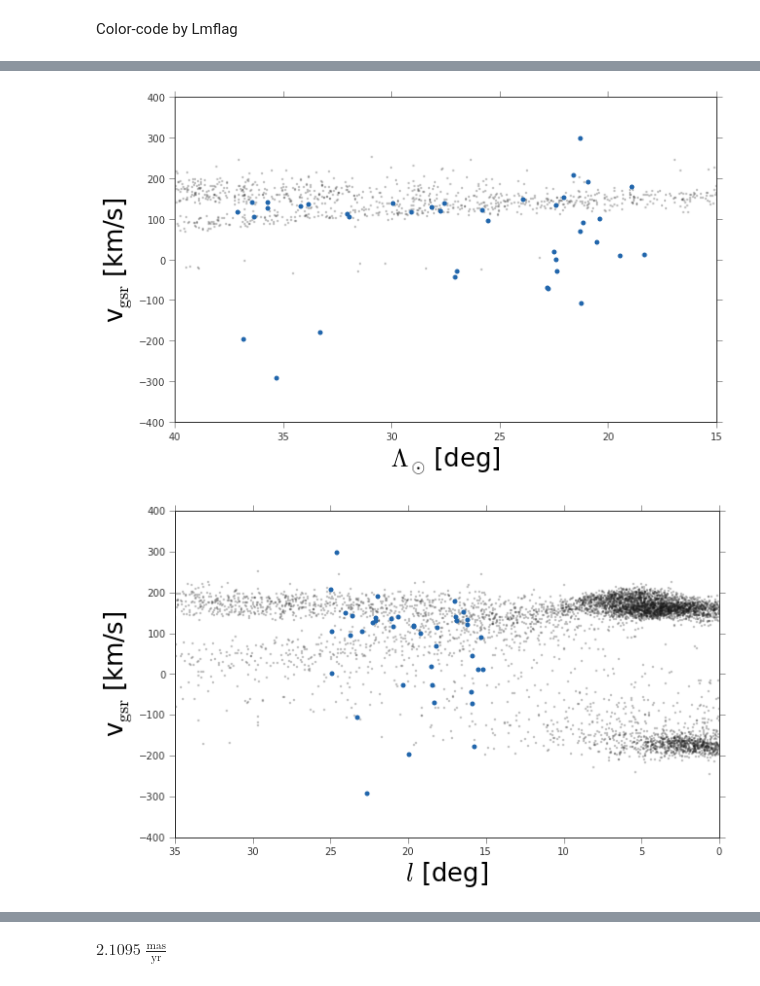
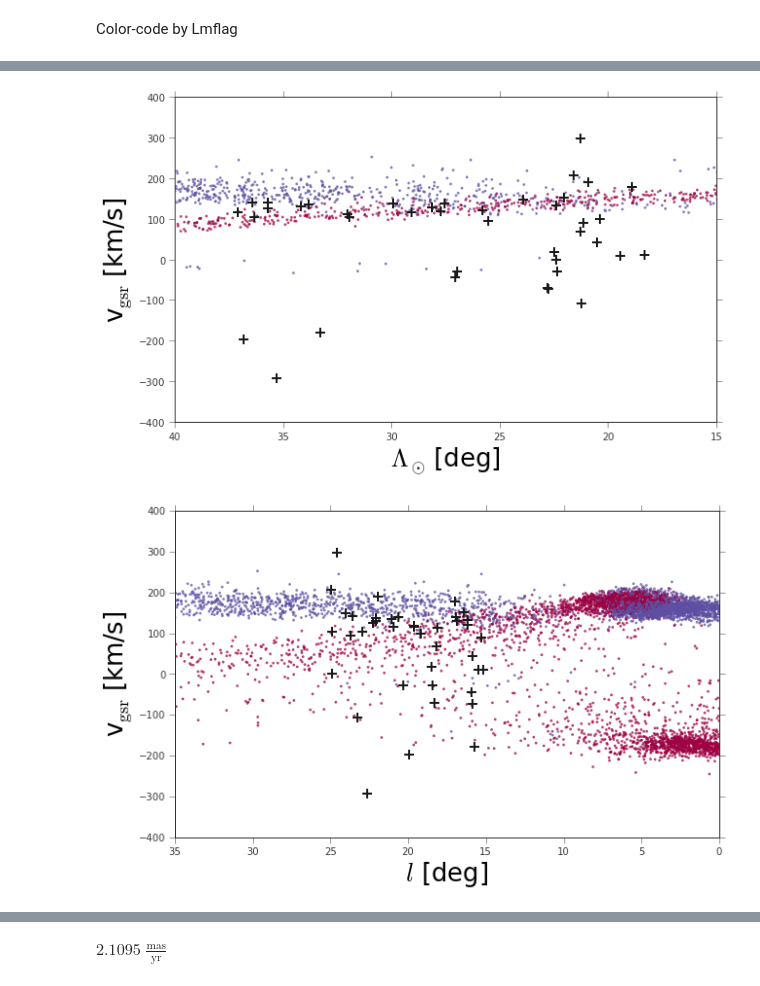
Before and after one commit to adrn/streams, a Jupyter notebook: text/notebooks/Hercules-Aquila.ipynb, the cells around one changed output, grey strips where cells are left out. Saved outputs shown, nothing was run; the diff lists cells and outputs as text; code cells hidden in the pictures.

```diff
--- a/text/notebooks/Hercules-Aquila.ipynb
+++ b/text/notebooks/Hercules-Aquila.ipynb
@@ -33,22 +35,28 @@ savefig("/Users/adrian/Downloads/Lambda_Beta.pdf")
 # %%
 figure(figsize=(10,6))
-plot(p['Lambda'], p['vgsr'], marker='.', linestyle='none', alpha=0.25)
-plot(Ls, herc_data['vgsr'], marker='o', linestyle='none')
+
+scatter(p['Lambda'], p['vgsr'], c=p['Lmflag'], marker='.',
+        alpha=0.75, s=30, cmap=cm.Spectral)
+plot(Ls, herc_data['vgsr'], marker='+', linestyle='none', markeredgewidth=2., markersize=10)
+
 xlim(40,15)
 ylim(-400, 400)
 xlabel(r"$\Lambda_\odot$ [deg]", fontsize=26)
 ylabel(r"v$_{\rm gsr}$ [km/s]", fontsize=26)
 savefig("/Users/adrian/Downloads/Lambda_Vgsr.pdf")
 # %% [output]
-[figure, old version]
+[figure, new version]
 # %%
 figure(figsize=(10,6))
-plot(p['l'], p['vgsr'], marker='.', linestyle='none', alpha=0.25)
-plot(herc_data['l'], herc_data['vgsr'], marker='o', linestyle='none')
+
+scatter(p['l'], p['vgsr'], c=p['Lmflag'], marker='.',
+        alpha=0.75, s=30, cmap=cm.Spectral)
+plot(herc_data['l'], herc_data['vgsr'], marker='+', linestyle='none', markeredgewidth=2., markersize=10)
+
 xlim(35,0)
 ylim(-400, 400)
 xlabel(r"$l$ [deg]", fontsize=26)
 ylabel(r"v$_{\rm gsr}$ [km/s]", fontsize=26)
 savefig("/Users/adrian/Downloads/l_Vgsr.pdf")
 # %% [output]
-[figure, old version]
+[figure, new version]
```
Also changed, not shown: parts of 5 cells of this notebook.
